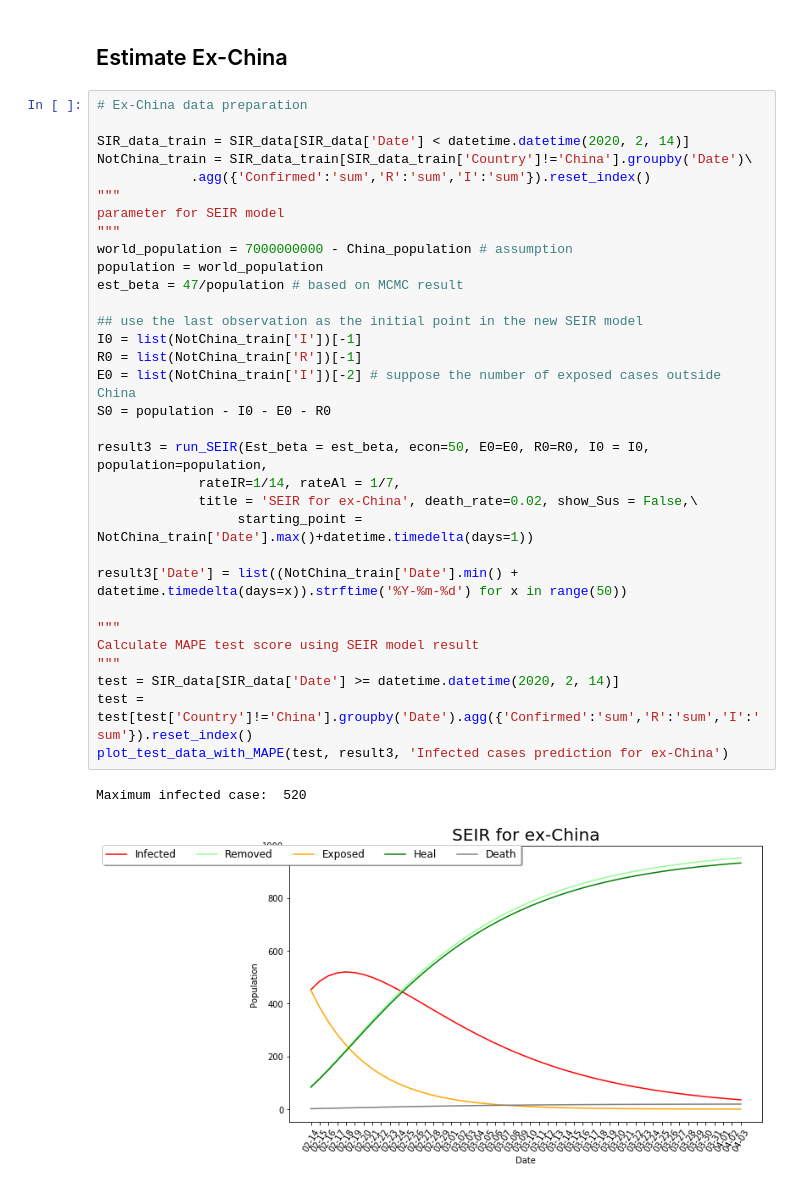
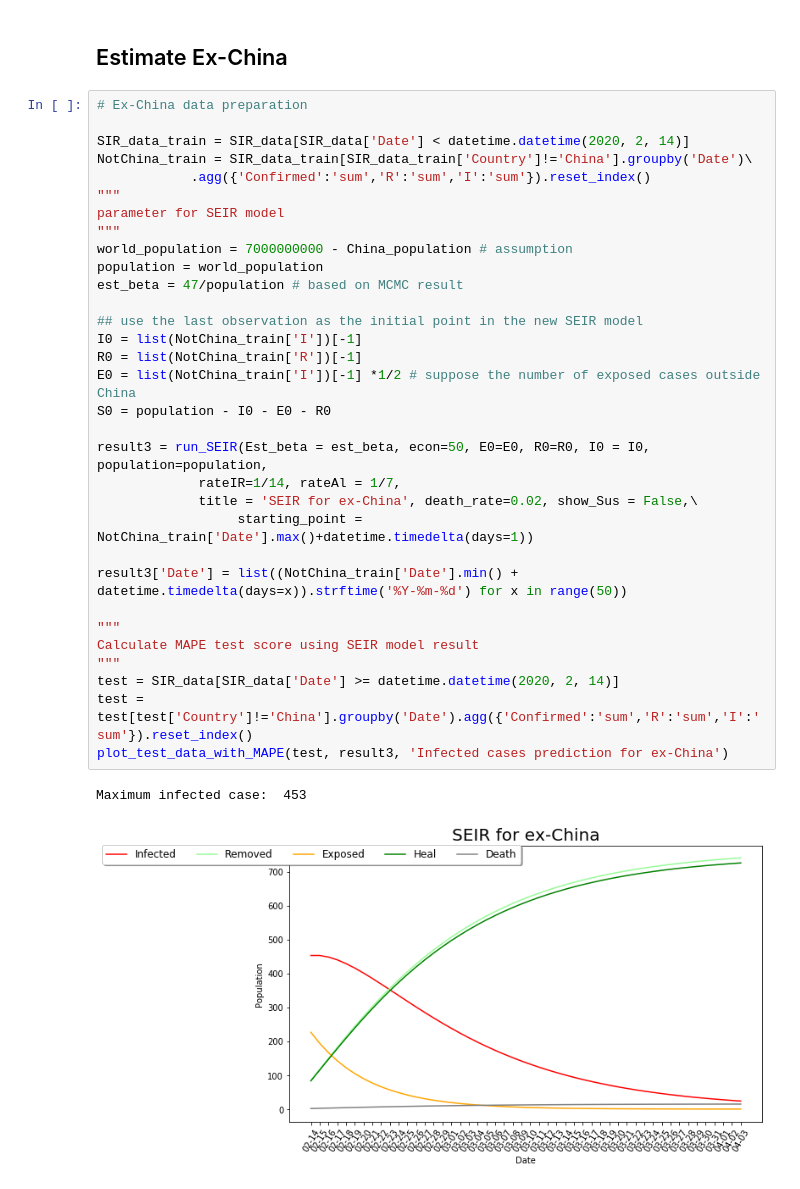
Before and after one commit to docligot/CoronaTracker-simulteModel, a Jupyter notebook: mcmc_SEIR/Forecast_by_MCMC_SEIR.ipynb, the cells around one changed output. Drawn from its saved outputs; the diff is of its cells as text.

Commit message:
mcmc_SEIR with corrected data source, rerun numbers

```diff
--- a/mcmc_SEIR/Forecast_by_MCMC_SEIR.ipynb
+++ b/mcmc_SEIR/Forecast_by_MCMC_SEIR.ipynb
@@ -221,33 +266,33 @@ The MAPE is:
 
 SIR_data_train = SIR_data[SIR_data['Date'] < datetime.datetime(2020, 2, 14)]
 NotChina_train = SIR_data_train[SIR_data_train['Country']!='China'].groupby('Date')\
             .agg({'Confirmed':'sum','R':'sum','I':'sum'}).reset_index()
 """
 parameter for SEIR model
 """
 world_population = 7000000000 - China_population # assumption
 population = world_population
 est_beta = 47/population # based on MCMC result
 
 ## use the last observation as the initial point in the new SEIR model
 I0 = list(NotChina_train['I'])[-1]
 R0 = list(NotChina_train['R'])[-1]
-E0 = list(NotChina_train['I'])[-2] # suppose the number of exposed cases outside China
+E0 = list(NotChina_train['I'])[-1] *1/2 # suppose the number of exposed cases outside China
 S0 = population - I0 - E0 - R0
 
 result3 = run_SEIR(Est_beta = est_beta, econ=50, E0=E0, R0=R0, I0 = I0, population=population,
              rateIR=1/14, rateAl = 1/7,
              title = 'SEIR for ex-China', death_rate=0.02, show_Sus = False,\
                   starting_point = NotChina_train['Date'].max()+datetime.timedelta(days=1))
 
 result3['Date'] = list((NotChina_train['Date'].min() + datetime.timedelta(days=x)).strftime('%Y-%m-%d') for x in range(50))
 
 """
 Calculate MAPE test score using SEIR model result
 """
 test = SIR_data[SIR_data['Date'] >= datetime.datetime(2020, 2, 14)]
 test = test[test['Country']!='China'].groupby('Date').agg({'Confirmed':'sum','R':'sum','I':'sum'}).reset_index()
 plot_test_data_with_MAPE(test, result3, 'Infected cases prediction for ex-China')
 # %% [output]
-Maximum infected case:  520
+Maximum infected case:  453
-[figure, old version]
+[figure, new version]
```
Also changed, not shown: parts of 5 cells of this notebook, 1 other file.
